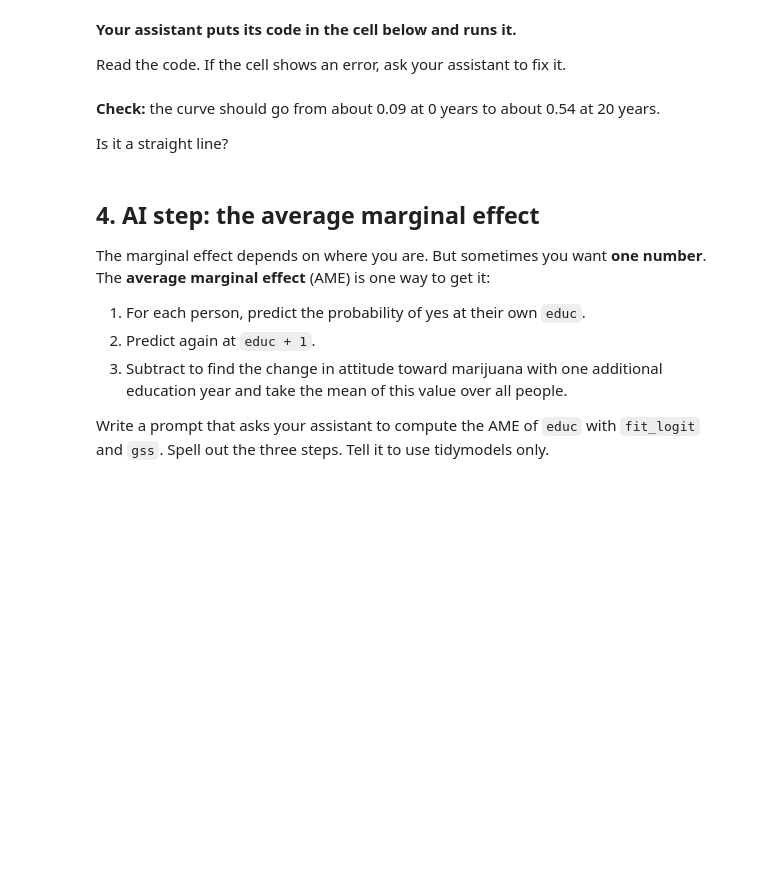
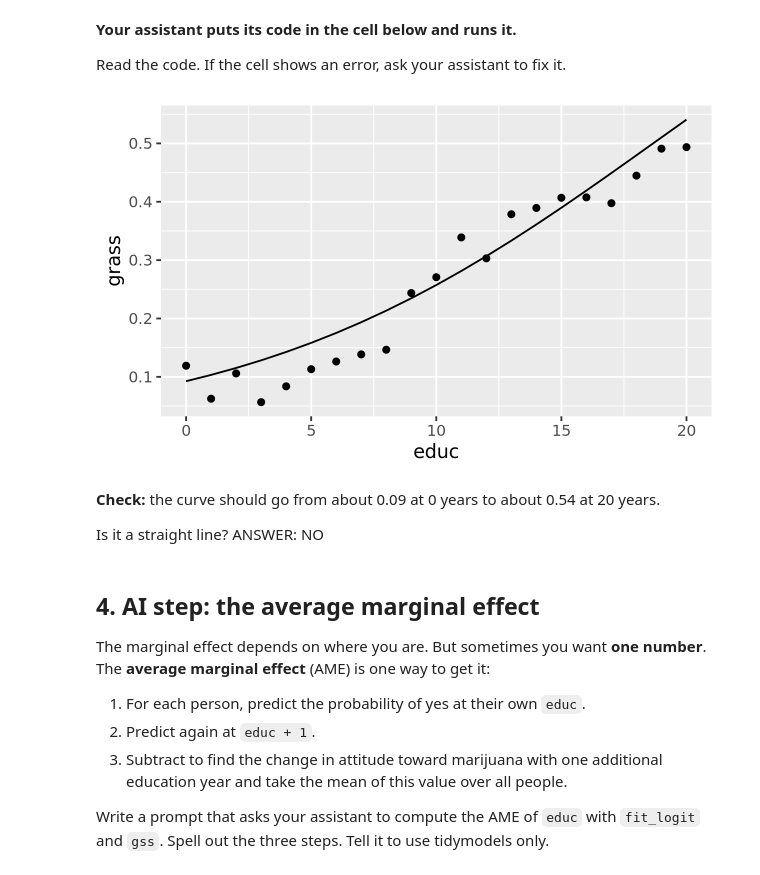
Before and after one commit to cjell/codespace, a Jupyter notebook: exercises/10-marginal-effect-exercise.ipynb, the cells around one changed output. Saved outputs shown, nothing was run; the diff lists cells and outputs as text; code cells hidden in the pictures; blank space fills up the shorter version.

```diff
--- a/exercises/10-marginal-effect-exercise.ipynb
+++ b/exercises/10-marginal-effect-exercise.ipynb
@@ -89,10 +115,23 @@ Do not change any other cells.
 **Your assistant puts its code in the cell below and runs it.**
 
 Read the code. If the cell shows an error, ask your assistant to fix it.
+# %%
+grid <- tibble(educ = 0:20)
+
+preds <- bind_cols(
+    grid,
+    predict(fit_logit, new_data = grid, type = 'prob')
+)
+
+ggplot(preds, aes(x = educ)) +
+    geom_point(data = grass_by_educ, aes(y = grass)) +
+    geom_line(aes(y = .pred_yes))
+# %% [output]
+[figure, added]
 # %% [markdown]
 **Check:** the curve should go from about 0.09 at 0 years to about 0.54 at 20 years.
 
-Is it a straight line?
+Is it a straight line? ANSWER: NO
 # %% [markdown]
 ## 4. AI step: the average marginal effect
 
```
Also changed, not shown: parts of 5 cells of this notebook, 4 other files.
